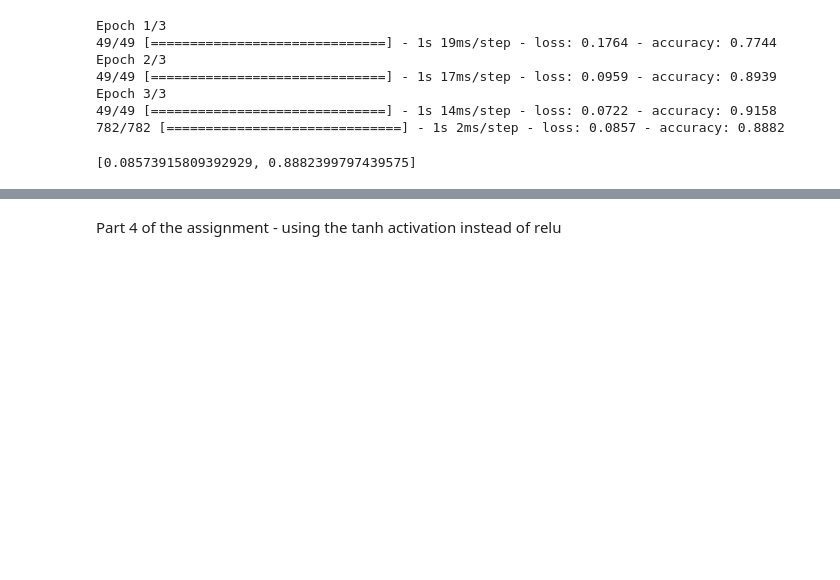
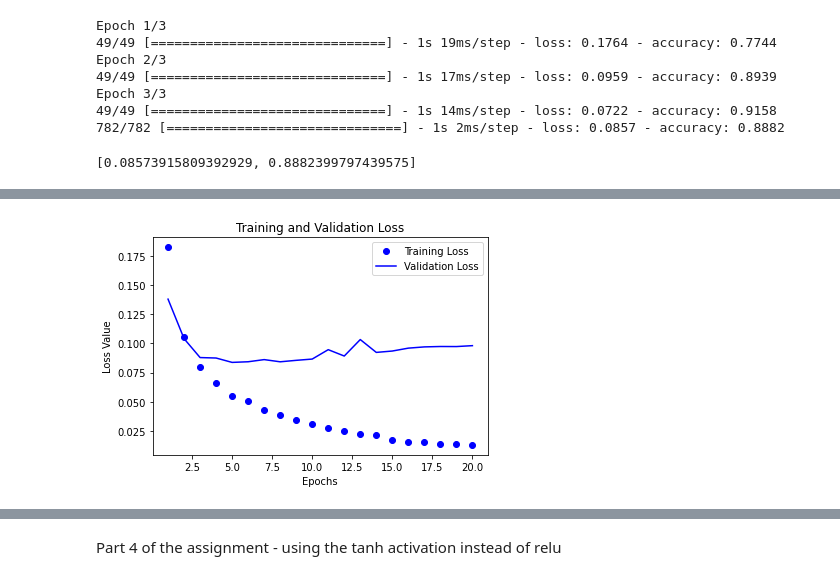
Before and after one commit to NoahSprunk/Advanced-Machine-Learning, a Jupyter notebook: Sprunk,_Noah_NeuralNetworkAssignment.ipynb, the cells around one changed output, grey strips where cells are left out. Cells and saved outputs as stored; diff of their text form; code cells hidden in the pictures; blank space fills up the shorter version.

```diff
--- a/Sprunk,_Noah_NeuralNetworkAssignment.ipynb
+++ b/Sprunk,_Noah_NeuralNetworkAssignment.ipynb
@@ -1061,0 +1064,94 @@ Epoch 3/3
+# %%
+from keras import models
+from tensorflow.keras import layers
+
+model = models.Sequential()
+model.add(layers.Dense(32, activation='relu', input_shape=(10000,)))
+model.add(layers.Dense(32, activation='relu'))
+model.add(layers.Dense(1, activation='sigmoid'))
+
+model.compile(optimizer='rmsprop',
+              loss='MSE',
+              metrics=['accuracy'])
+
+from keras import optimizers
+from keras import losses
+from keras import metrics
+
+from tensorflow import keras
+from keras import optimizers
+from tensorflow.keras import optimizers
+from tensorflow.keras import optimizers
+
+model.compile(optimizer=optimizers.RMSprop(learning_rate=0.001),
+              loss = losses.MSE,
+              metrics = [metrics.binary_accuracy])
+
+x_val = x_train[:10000]
+partial_x_train = x_train[10000:]
+
+y_val = y_train[:10000]
+partial_y_train = y_train[10000:]
+
+history = model.fit(partial_x_train,
+                    partial_y_train,
+                    epochs=20,
+                    batch_size=512,
+                    validation_data=(x_val, y_val))
+
+history_dict = history.history
+history_dict.keys()
+
+# Plotting the training and validation loss
+
+import matplotlib.pyplot as plt
+
+Loss_Values = history_dict['loss']
+Val_Loss_Values = history_dict['val_loss']
+
+epochs = range(1, len(Loss_Values) + 1)
+
+plt.plot(epochs, Loss_Values, 'bo', label="Training Loss")
+plt.plot(epochs, Val_Loss_Values, 'b', label="Validation Loss")
+
+plt.title('Training and Validation Loss')
+plt.xlabel('Epochs')
+plt.ylabel('Loss Value')
+plt.legend()
+
+plt.show()
+
+
+# Plotting the training and validation accuracy
+# Training and Validation Accuracy
+
+Acc_Values = history_dict['binary_accuracy']
+Val_Acc_Values = history_dict['val_binary_accuracy']
+
+epochs = range(1, len(Loss_Values) + 1)
+
+plt.plot(epochs, Acc_Values, 'ro', label="Training Accuracy")
+plt.plot(epochs, Val_Acc_Values, 'r', label="Validation Accuracy")
+
+plt.title('Training and Validation Accuraccy')
+plt.xlabel('Epochs')
+plt.ylabel('Accuracy')
+plt.legend()
+
+plt.show()
+
+
+model = models.Sequential()
+model.add(layers.Dense(32, activation='relu', input_shape=(10000,)))
+model.add(layers.Dense(32, activation='relu'))
+model.add(layers.Dense(1, activation='sigmoid'))
+
+model.compile(optimizer='rmsprop',
+              loss='MSE',
+              metrics=['accuracy'])
+
+model.fit(x_train, y_train, epochs=3, batch_size=512)
+results = model.evaluate(x_test, y_test)
+
+results
+# %% [output]
@@ -1061,0 +1175 @@ Epoch 3/3
+[figure, added]
```
Also changed, not shown: parts of 9 cells of this notebook.
